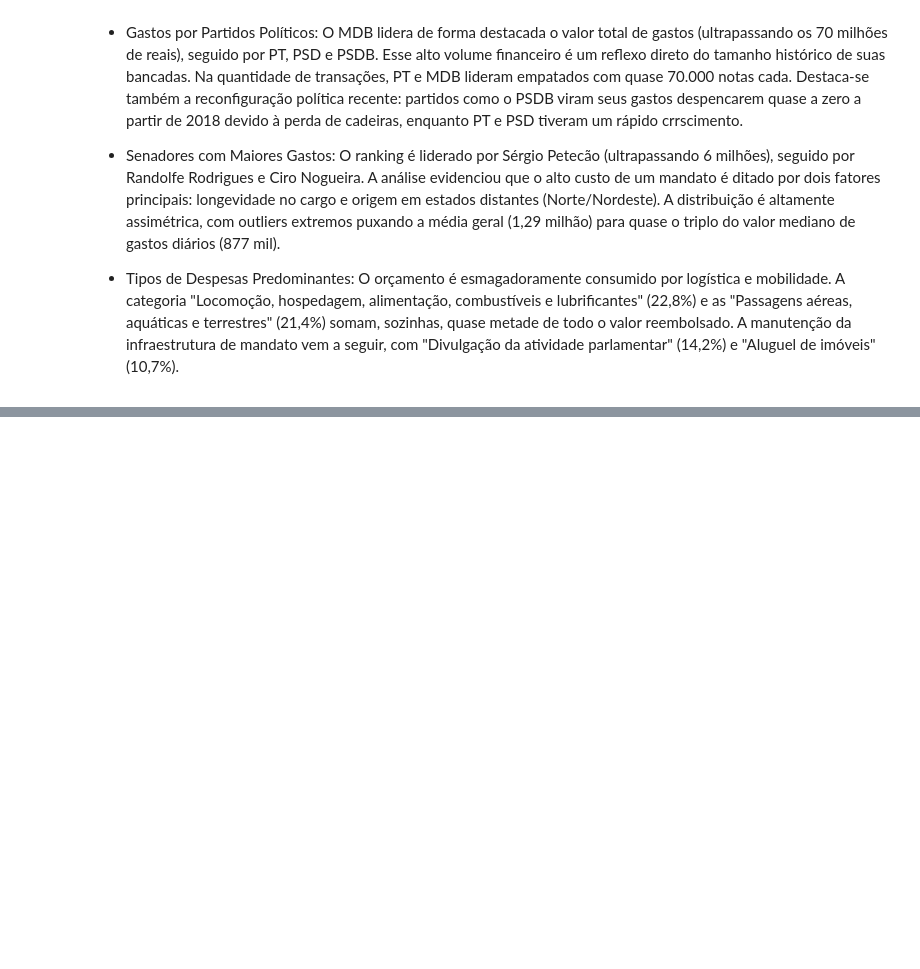
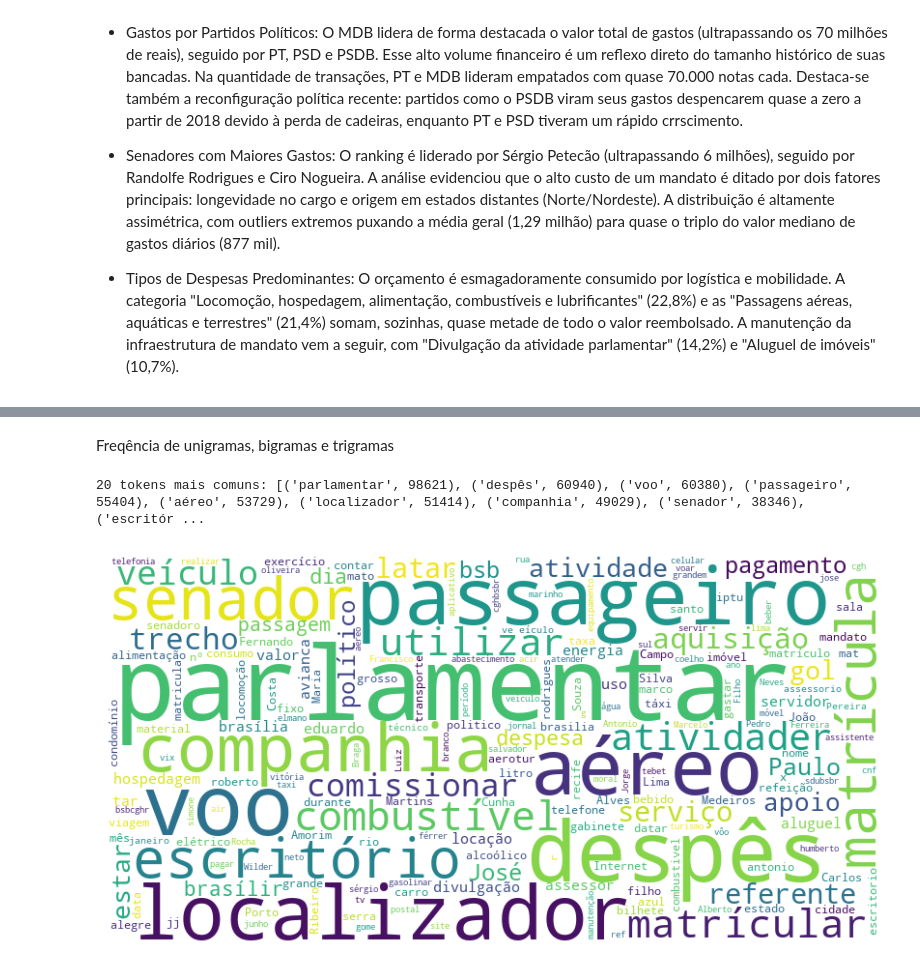
Before and after one commit to rafaalathais/analise-gasto-parlamentar, a Jupyter notebook: notebook_gasto_parlamentar.ipynb, the cells around one changed output, grey strips where cells are left out. Cells and saved outputs as stored; diff of their text form; code cells hidden in the pictures; blank space fills up the shorter version.

```diff
--- a/notebook_gasto_parlamentar.ipynb
+++ b/notebook_gasto_parlamentar.ipynb
@@ -1085,0 +1084,17 @@ Com base nas análises e nos padrões extraídos dos gráficos, temos as primeir
+# %%
+def remove_noise(text):
+    text = text.lower()
+    text = re.sub(r'http\S+', '', text) # Remove URLs
+    text = re.sub(r'@\w+|#\w+', '', text) # Remove menções e hashtags
+    text = re.sub(r'[^\w\s]', '', text)# Remove pontuação
+    text = re.sub(r'\d+', '', text)# Remove números
+    return text
+
+def remove_stopwords(text):
+  stop_words = set(stopwords.words('portuguese'))
+  text = ' '.join([word for word in text.split() if word not in stop_words])
+  return text
+# %%
+despesas['TEM_DETALHAMENTO'] = despesas['DETALHAMENTO'].notna()
+texto_base = despesas['DETALHAMENTO'].fillna('')
+despesas['DETALHAMENTO_LIMPO'] = (texto_base.apply(remove_noise).apply(remove_stopwords))
@@ -1085,0 +1115,11 @@ Com base nas análises e nos padrões extraídos dos gráficos, temos as primeir
+# %%
+#Tokenização e lematização
+despesas['TOKENS'] = despesas['DETALHAMENTO_LIMPO'].apply(lambda texto: word_tokenize(texto, language='portuguese'))
+
+npl = spacy.load('pt_core_news_sm')
+def lemmatizar(tokens):
+    doc = npl(' '.join(tokens))
+    return [token.lemma_ for token in doc]
+
+despesas['LEMMAS'] = despesas['TOKENS'].apply(lemmatizar)
+despesas['LEMMAS'].tail(10)
@@ -1085,0 +1138,18 @@ Com base nas análises e nos padrões extraídos dos gráficos, temos as primeir
+# %% [markdown]
+Freqência de unigramas, bigramas e trigramas
+# %%
+tokens = [token for sublist in despesas['LEMMAS'] for token in sublist]
+token_frequencia = Counter(tokens)
+mais_comuns_tokens = token_frequencia.most_common(20)
+print("20 tokens mais comuns:", mais_comuns_tokens)
+# %% [output]
+20 tokens mais comuns: [('parlamentar', 98621), ('despês', 60940), ('voo', 60380), ('passageiro', 55404), ('aéreo', 53729), ('localizador', 51414), ('companhia', 49029), ('senador', 38346), ('escritór ...
+# %%
+wordcloud = WordCloud(width=800, height=400, background_color='white').generate_from_frequencies(token_frequencia)
+plt.figure(figsize = (8, 8), facecolor = None)
+plt.imshow(wordcloud)
+plt.axis("off")
+plt.tight_layout(pad = 0)
+plt.show()
+# %% [output]
+[figure, added]
```
Also changed, not shown: parts of 12 cells of this notebook, 1 other file.
